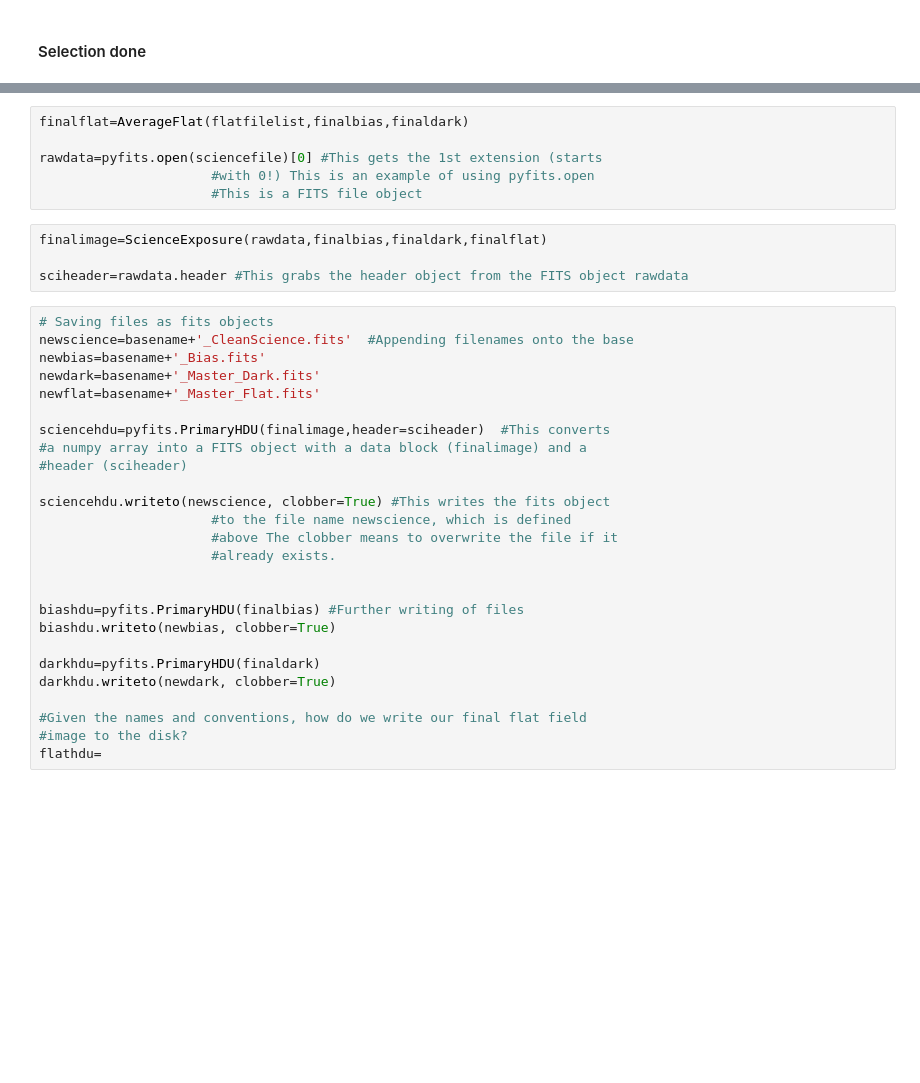
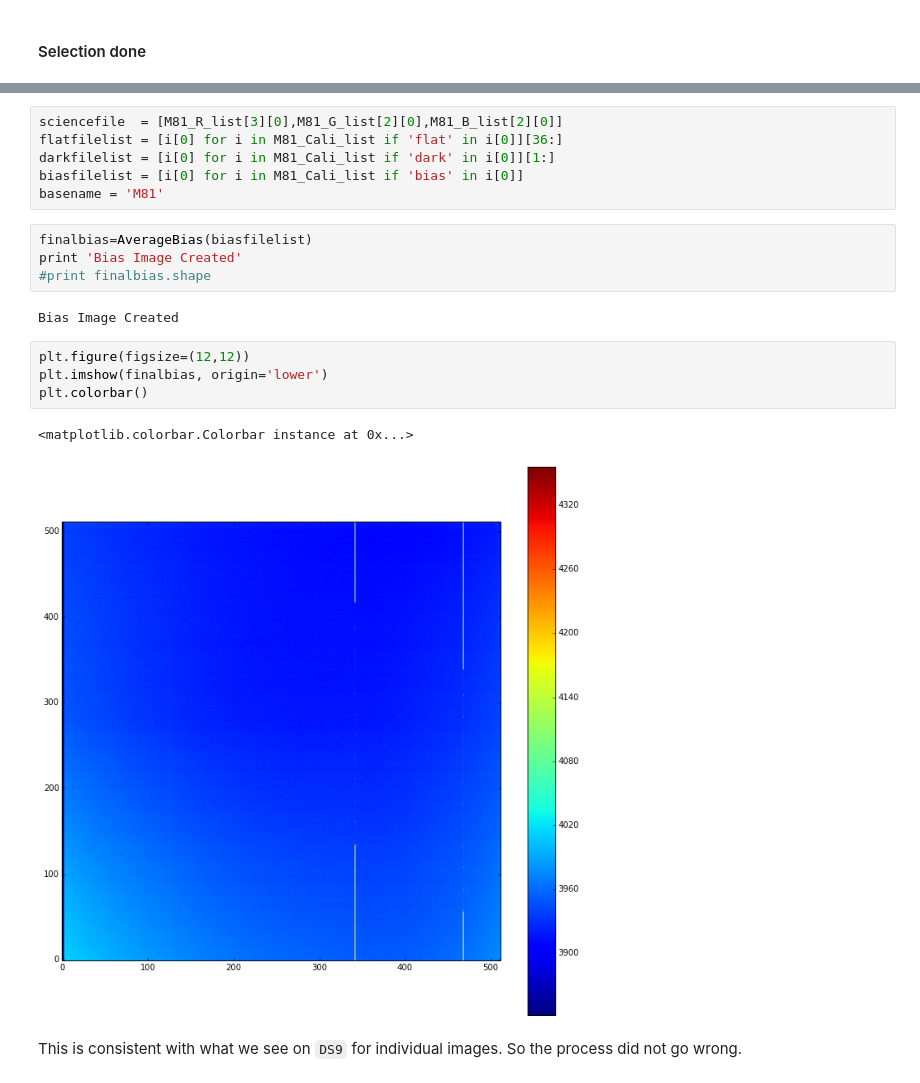
Before and after one commit to Mipanox/PHYS301, a Jupyter notebook: Lab1.1/lab1_1.ipynb, the cells around one changed output, grey strips where cells are left out. Saved outputs shown, nothing was run; the diff lists cells and outputs as text; blank space fills up the shorter version.

```diff
--- a/Lab1.1/lab1_1.ipynb
+++ b/Lab1.1/lab1_1.ipynb
@@ -213,36 +190,21 @@ print finaldark.shape #Compare this to the bias image shape. Must these
-# %%
-finalflat=AverageFlat(flatfilelist,finalbias,finaldark)
-
-rawdata=pyfits.open(sciencefile)[0] #This gets the 1st extension (starts
-                      #with 0!) This is an example of using pyfits.open
-                      #This is a FITS file object
-# %%
-finalimage=ScienceExposure(rawdata,finalbias,finaldark,finalflat)
-
-sciheader=rawdata.header #This grabs the header object from the FITS object rawdata
-# %%
-# Saving files as fits objects
-newscience=basename+'_CleanScience.fits'  #Appending filenames onto the base
-newbias=basename+'_Bias.fits'
-newdark=basename+'_Master_Dark.fits'
-newflat=basename+'_Master_Flat.fits'
-
-sciencehdu=pyfits.PrimaryHDU(finalimage,header=sciheader)  #This converts
-#a numpy array into a FITS object with a data block (finalimage) and a
-#header (sciheader)
-
-sciencehdu.writeto(newscience, clobber=True) #This writes the fits object
-                      #to the file name newscience, which is defined
-                      #above The clobber means to overwrite the file if it
-                      #already exists.
-
-
-biashdu=pyfits.PrimaryHDU(finalbias) #Further writing of files
-biashdu.writeto(newbias, clobber=True)
-
-darkhdu=pyfits.PrimaryHDU(finaldark)
-darkhdu.writeto(newdark, clobber=True)
-
-#Given the names and conventions, how do we write our final flat field
-#image to the disk?
-flathdu=
+# %%
+sciencefile  = [M81_R_list[3][0],M81_G_list[2][0],M81_B_list[2][0]]
+flatfilelist = [i[0] for i in M81_Cali_list if 'flat' in i[0]][36:]
+darkfilelist = [i[0] for i in M81_Cali_list if 'dark' in i[0]][1:]
+biasfilelist = [i[0] for i in M81_Cali_list if 'bias' in i[0]]
+basename = 'M81'
+# %%
+finalbias=AverageBias(biasfilelist)
+print 'Bias Image Created'
+#print finalbias.shape
+# %% [output]
+Bias Image Created
+# %%
+plt.figure(figsize=(12,12))
+plt.imshow(finalbias, origin='lower')
+plt.colorbar()
+# %% [output]
+<matplotlib.colorbar.Colorbar instance at 0x...>
+[figure, added]
+# %% [markdown]
+This is consistent with what we see on `DS9` for individual images. So the process did not go wrong.
```
Also changed, not shown: parts of 26 cells of this notebook, 8 other files.
